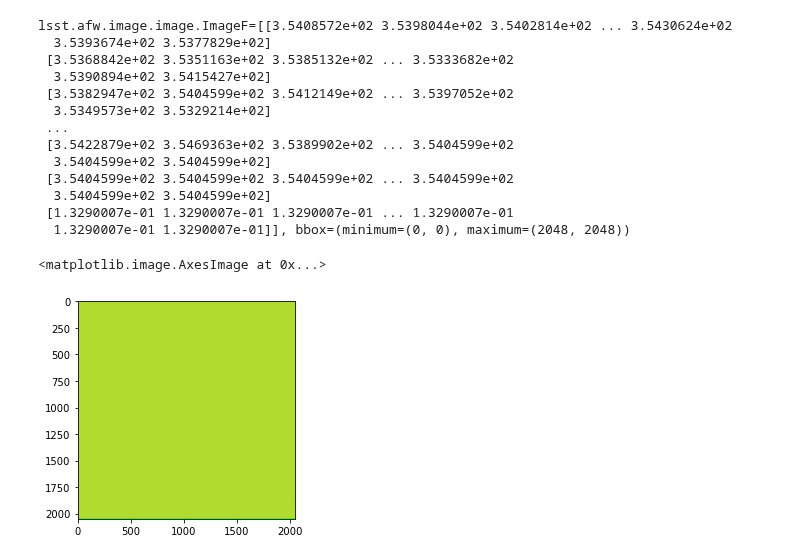
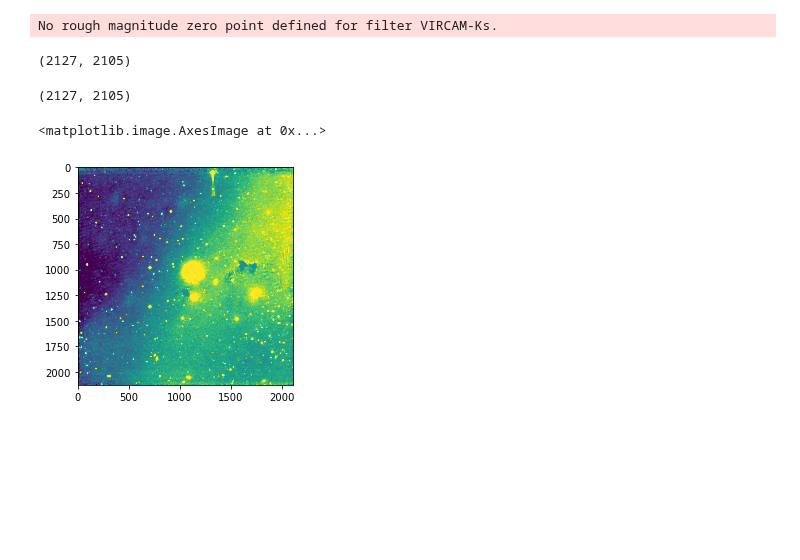
Before and after one commit to lsst-uk/lsst-ir-fusion, a Jupyter notebook: dmu4/dmu4_Example/6_DevelopConfidenceMaps.ipynb, the cells around one changed output. Drawn from its saved outputs; the diff is of its cells as text; code cells hidden in the pictures; blank space fills up the shorter version.

```diff
--- a/dmu4/dmu4_Example/6_DevelopConfidenceMaps.ipynb
+++ b/dmu4/dmu4_Example/6_DevelopConfidenceMaps.ipynb
@@ -350,21 +270,58 @@ out=result.outputExposure
-# %%
-out.getVariance()
-# %% [output]
-lsst.afw.image.image.ImageF=[[3.5408572e+02 3.5398044e+02 3.5402814e+02 ... 3.5430624e+02
-  3.5393674e+02 3.5377829e+02]
- [3.5368842e+02 3.5351163e+02 3.5385132e+02 ... 3.5333682e+02
-  3.5390894e+02 3.5415427e+02]
- [3.5382947e+02 3.5404599e+02 3.5412149e+02 ... 3.5397052e+02
-  3.5349573e+02 3.5329214e+02]
- ...
- [3.5422879e+02 3.5469363e+02 3.5389902e+02 ... 3.5404599e+02
-  3.5404599e+02 3.5404599e+02]
- [3.5404599e+02 3.5404599e+02 3.5404599e+02 ... 3.5404599e+02
-  3.5404599e+02 3.5404599e+02]
- [1.3290007e-01 1.3290007e-01 1.3290007e-01 ... 1.3290007e-01
-  1.3290007e-01 1.3290007e-01]], bbox=(minimum=(0, 0), maximum=(2048, 2048))
-# %%
-plt.imshow(np.log(out.getVariance().array))
-# %% [output]
-<matplotlib.image.AxesImage at 0x...>
-[figure, removed]
+# %%
+# After this is just for quick testing the classes - do not copy to
+config = VircamIsrTask.ConfigClass()
+
+config.doBias=False
+config.doDark=False
+config.doFlat=False
+config.doDefect=False
+
+config.updateVircamBBox=True
+config.doVircamConfidence=True
+
+config.doOverscan=False
+
+# trim out non-data regions?
+config.assembleCcd.doTrim=False
+
+# Setting this to false leaves the edge pixels in but masks them as edge
+#Turning it off seems to break the wcs possibly because it isn't applying the flipping
+# Assemble amp-level exposures into a ccd-level exposure?
+config.doAssembleCcd=True
+
+config.doAssembleIsrExposures = True
+
+config.doSaturationInterpolation = False
+
+# Mask saturated pixels? NB: this is totally independent of the interpolation option - this is ONLY setting the bits in the mask. To have them interpolated make sure doSaturationInterpolation=True
+config.doSaturation=False
+
+#config.doFringe=False
+
+config.doSuspect=True
+# config.suspectMaskName = "SUSPECT"
+# config.numEdgeSuspect = 0
+
+# Should we set the level of all BAD patches of the chip to the chip's average value?
+config.doSetBadRegions=False
+
+VircamIsrTaskInstance = VircamIsrTask(config=config)
+result = VircamIsrTaskInstance.run(ccdExposure.clone(),confidence=confidence.clone()) # use clones to leave originals unchanged
+# %% [output]
+No rough magnitude zero point defined for filter VIRCAM-Ks.
+# %%
+result.exposure.image.array.shape
+# %% [output]
+(2127, 2105)
+# %%
+mI=result.exposure.getMaskedImage()
+mI.getVariance().array.shape
+# %% [output]
+(2127, 2105)
+# %%
+plt.imshow(result.exposure.image.array,
+           vmin=np.percentile(result.exposure.image.array.flatten(),10),
+           vmax=np.percentile(result.exposure.image.array.flatten(),90))
+# %% [output]
+<matplotlib.image.AxesImage at 0x...>
+[figure, added]
```
Also changed, not shown: parts of 31 cells of this notebook, 24 other files.
